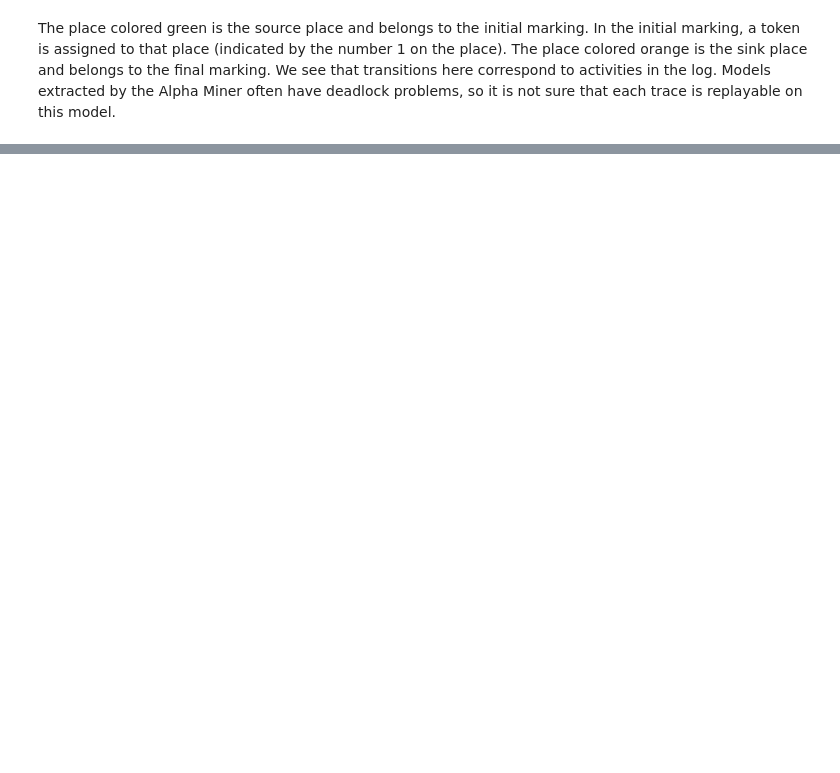
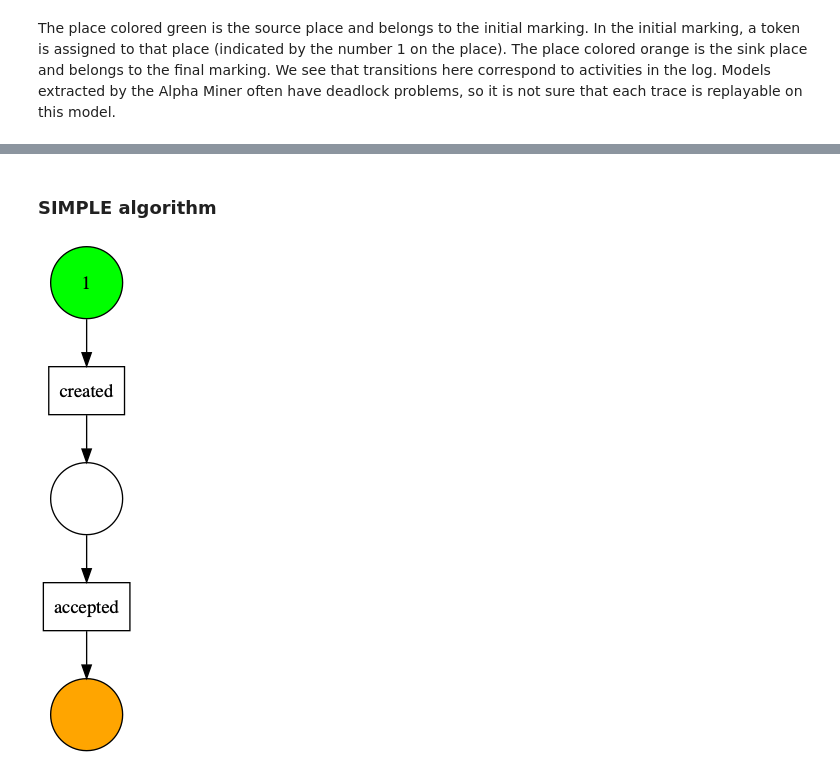
Before and after one commit to MehdiGol/pull_request_study, a Jupyter notebook: Notebooks/Process Mining.ipynb, the cells around one changed output, grey strips where cells are left out. Drawn from its saved outputs; the diff is of its cells as text; code cells hidden in the pictures; blank space fills up the shorter version.

```diff
--- a/Notebooks/Process Mining.ipynb
+++ b/Notebooks/Process Mining.ipynb
@@ -38,0 +47,10 @@ pn_vis_factory.view(gviz)
+# %% [markdown]
+### SIMPLE algorithm
+# %%
+from pm4py.algo.discovery.simple.model.log import factory as simple_algorithm
+
+net, initial_marking, final_marking = simple_algorithm.apply(log, classic_output=True)
+gviz = pn_vis_factory.apply(net, initial_marking, final_marking)
+pn_vis_factory.view(gviz)
+# %% [output]
+[figure, added]
```
Also changed, not shown: parts of 20 cells of this notebook, 1 other file.
